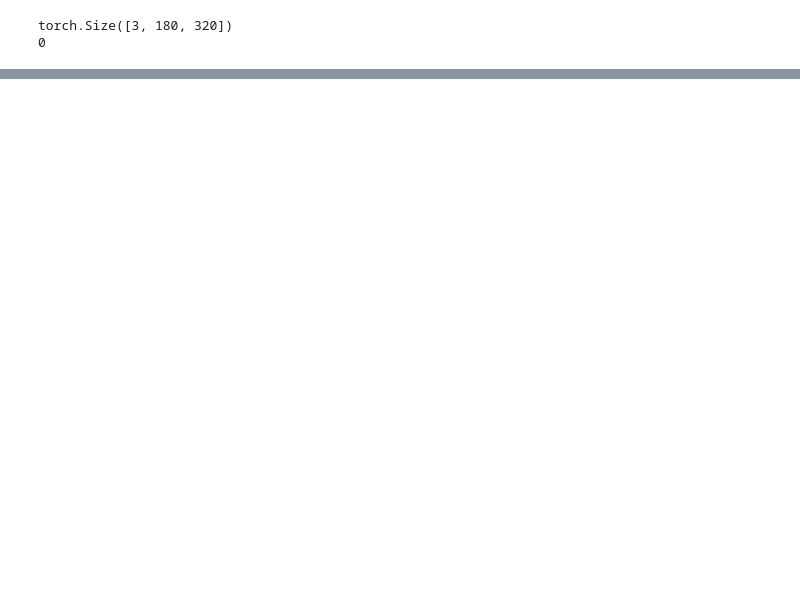
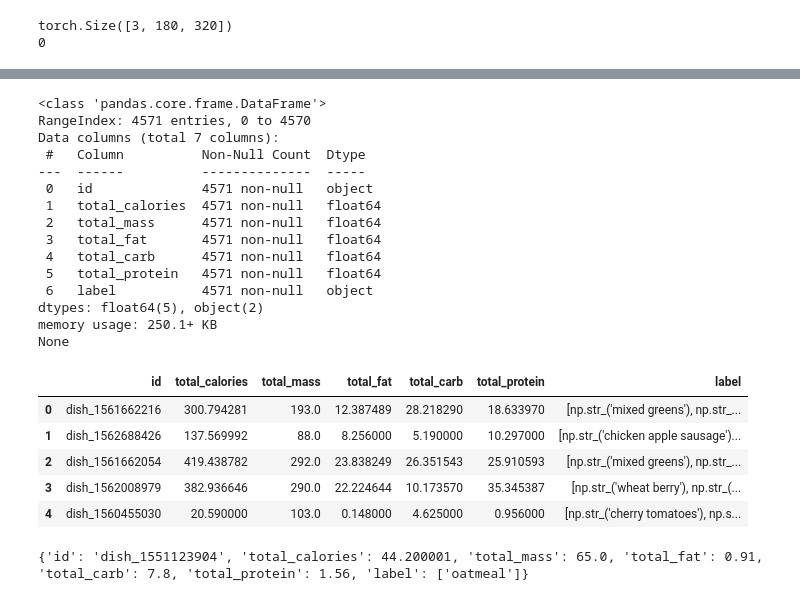
Before and after one commit to Ritushwar/Nutritional-Assistant, a Jupyter notebook: preprocess/preprocess-image-ipynb.ipynb, the cells around one changed output, grey strips where cells are left out. Saved outputs shown, nothing was run; the diff lists cells and outputs as text; code cells hidden in the pictures; blank space fills up the shorter version.

```diff
--- a/preprocess/preprocess-image-ipynb.ipynb
+++ b/preprocess/preprocess-image-ipynb.ipynb
@@ -128,0 +227,26 @@ classes = data_tensor.classes
+# %%
+df = pd.read_csv("/home/ritushwar/Nutritional-Assistance/metadata/dish_meta_data.csv")
+print(df.info())
+df.head()
+# %% [output]
+<class 'pandas.core.frame.DataFrame'>
+RangeIndex: 4571 entries, 0 to 4570
+Data columns (total 7 columns):
+ #   Column          Non-Null Count  Dtype
+---  ------          --------------  -----
+ 0   id              4571 non-null   object
+ 1   total_calories  4571 non-null   float64
+ 2   total_mass      4571 non-null   float64
+ 3   total_fat       4571 non-null   float64
+ 4   total_carb      4571 non-null   float64
+ 5   total_protein   4571 non-null   float64
+ 6   label           4571 non-null   object
+dtypes: float64(5), object(2)
+memory usage: 250.1+ KB
+None
+|  | id | total_calories | total_mass | total_fat | total_carb | total_protein | label |
+| 0 | dish_1561662216 | 300.794281 | 193.0 | 12.387489 | 28.218290 | 18.633970 | [np.str_('mixed greens'), np.str_... |
+| 1 | dish_1562688426 | 137.569992 | 88.0 | 8.256000 | 5.190000 | 10.297000 | [np.str_('chicken apple sausage')... |
+| 2 | dish_1561662054 | 419.438782 | 292.0 | 23.838249 | 26.351543 | 25.910593 | [np.str_('mixed greens'), np.str_... |
+| 3 | dish_1562008979 | 382.936646 | 290.0 | 22.224644 | 10.173570 | 35.345387 | [np.str_('wheat berry'), np.str_(... |
+| 4 | dish_1560455030 | 20.590000 | 103.0 | 0.148000 | 4.625000 | 0.956000 | [np.str_('cherry tomatoes'), np.s... |
@@ -128,0 +265,6 @@ classes = data_tensor.classes
+# %%
+dish_id = classes[label]
+row_dict = get_data_from_id(dish_id)
+print(row_dict)
+# %% [output]
+{'id': 'dish_1551123904', 'total_calories': 44.200001, 'total_mass': 65.0, 'total_fat': 0.91, 'total_carb': 7.8, 'total_protein': 1.56, 'label': ['oatmeal']}
```
Also changed, not shown: parts of 14 cells of this notebook.
